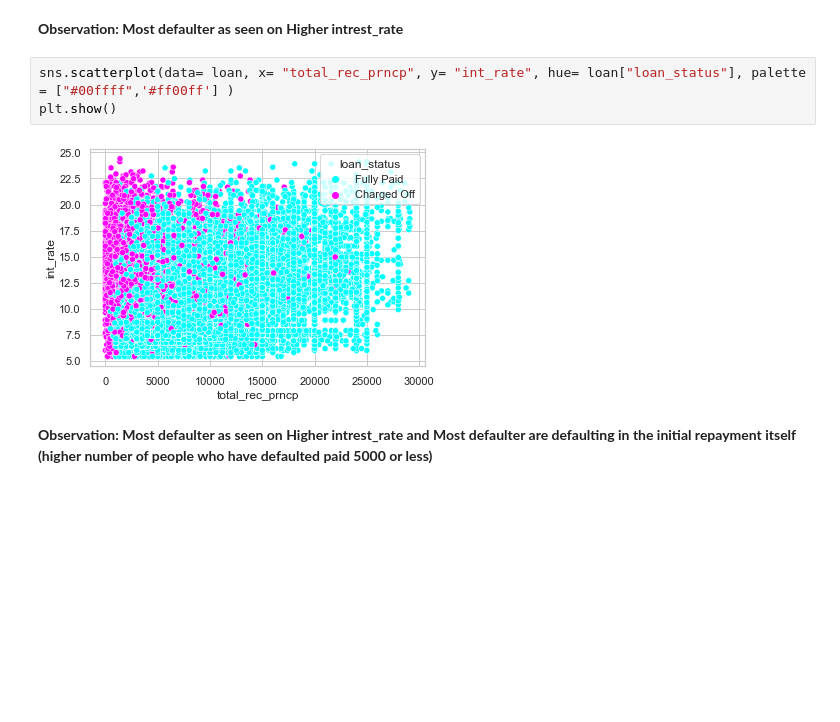
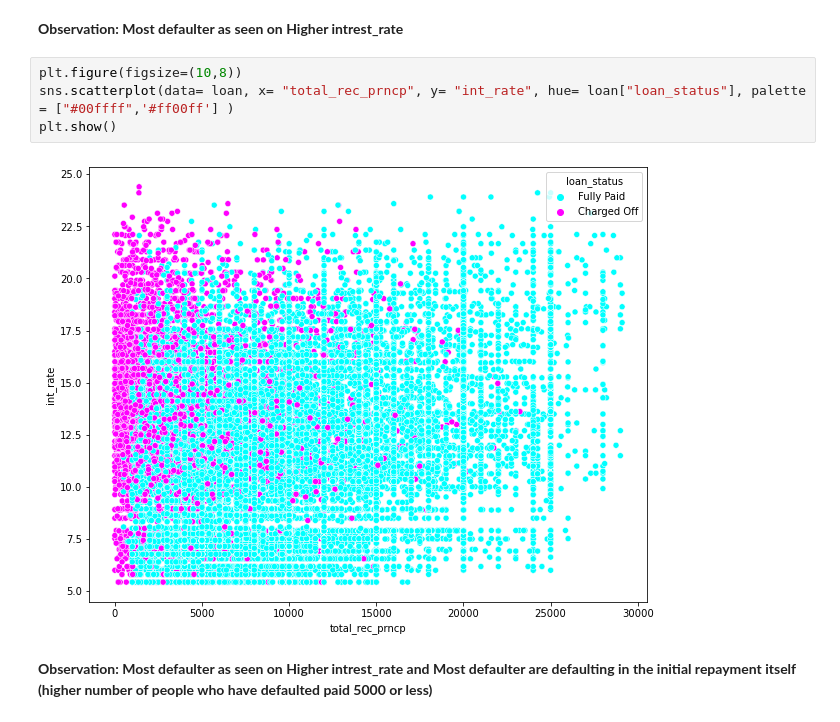
Before and after one commit to Arunkumaranup/Lending_Club_Case_Study, a Jupyter notebook: Lending_Club_Case_Study.ipynb, the cells around one changed output. Saved outputs shown, nothing was run; the diff lists cells and outputs as text; blank space fills up the shorter version.

```diff
--- a/Lending_Club_Case_Study.ipynb
+++ b/Lending_Club_Case_Study.ipynb
@@ -702,10 +703,11 @@ plt.show()
 <b>Observation:</br>
 Most defaulter as seen on Higher intrest_rate
 # %%
+plt.figure(figsize=(10,8))
 sns.scatterplot(data= loan, x= "total_rec_prncp", y= "int_rate", hue= loan["loan_status"], palette = ["#00ffff",'#ff00ff'] )
 plt.show()
 # %% [output]
-[figure, old version]
+[figure, new version]
 # %% [markdown]
 <b>Observation:</br>
 Most defaulter as seen on Higher intrest_rate and Most defaulter are defaulting in the initial repayment itself (higher number of people who have defaulted paid 5000 or less)
```
Also changed, not shown: parts of 35 cells of this notebook, 1 other file.
